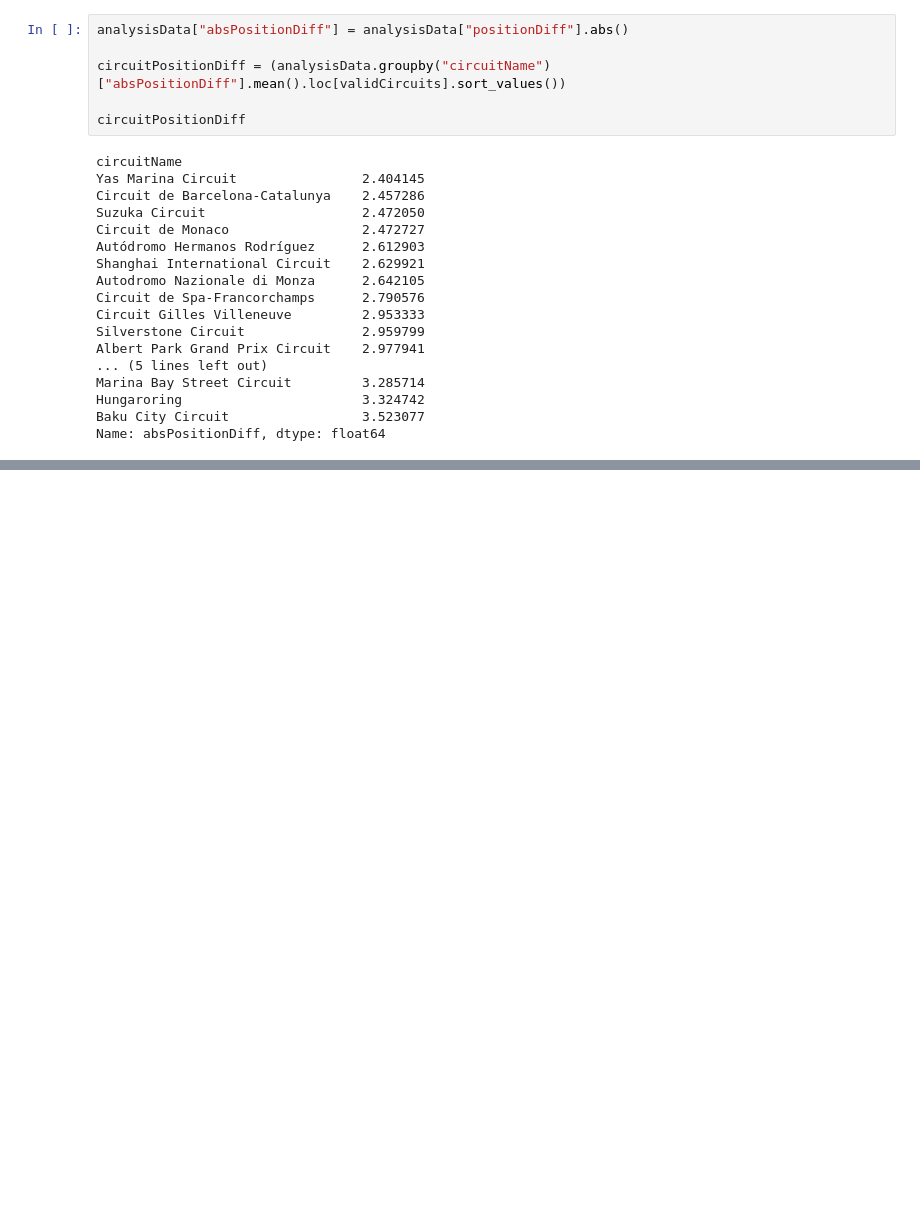
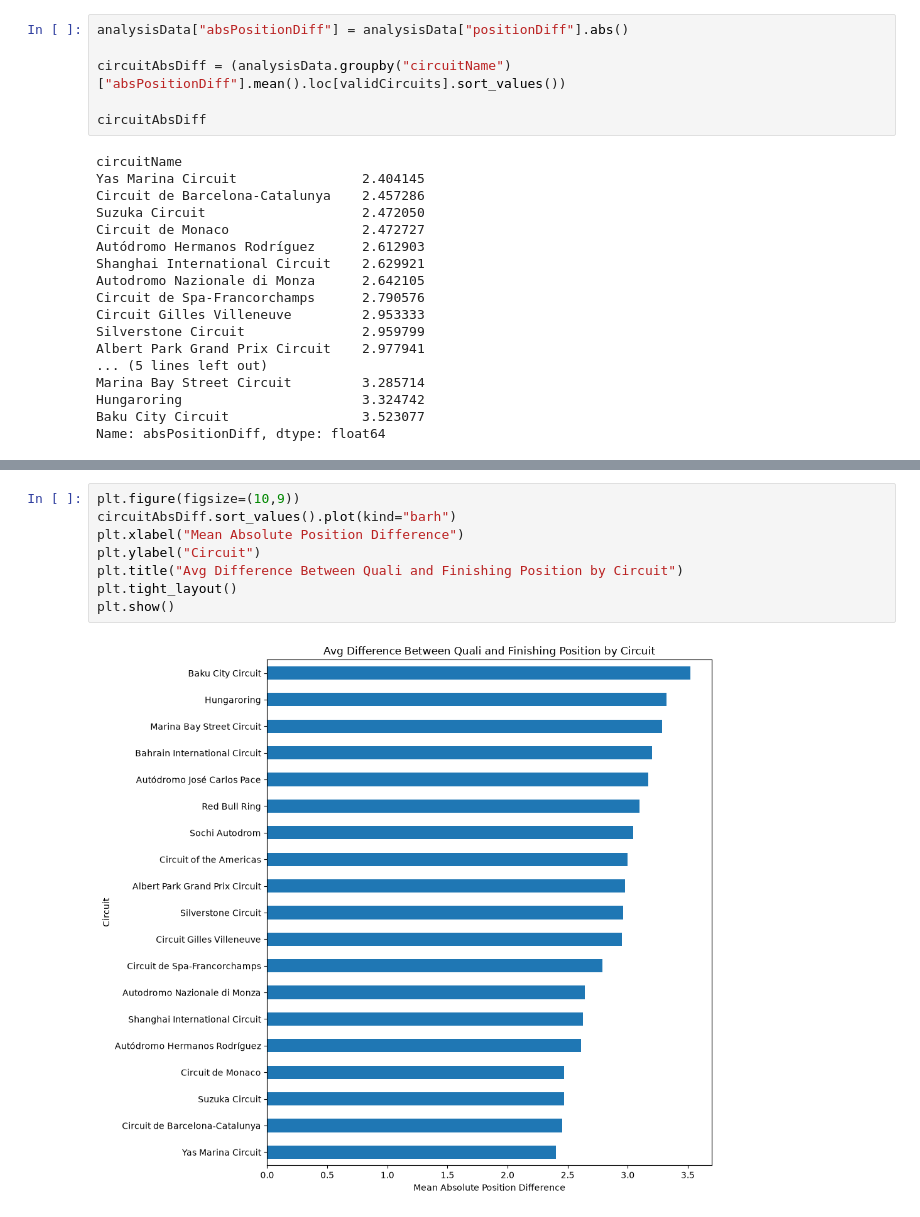
Before and after one commit to HannaHGM/M6006_ds2026_24000132614, a Jupyter notebook: project/code/03_exploratory_analysis.ipynb, the cells around one changed output, grey strips where cells are left out. Cells and saved outputs as stored; diff of their text form; blank space fills up the shorter version.

Commit message:
add bar chart

```diff
--- a/project/code/03_exploratory_analysis.ipynb
+++ b/project/code/03_exploratory_analysis.ipynb
@@ -177,9 +177,9 @@ plt.show()
 # %%
 analysisData["absPositionDiff"] = analysisData["positionDiff"].abs()
 
-circuitPositionDiff = (analysisData.groupby("circuitName")["absPositionDiff"].mean().loc[validCircuits].sort_values())
+circuitAbsDiff = (analysisData.groupby("circuitName")["absPositionDiff"].mean().loc[validCircuits].sort_values())
 
-circuitPositionDiff
+circuitAbsDiff
 # %% [output]
 circuitName
 Yas Marina Circuit                2.404145
@@ -200,0 +223,10 @@ Name: absPositionDiff, dtype: float64
+# %%
+plt.figure(figsize=(10,9))
+circuitAbsDiff.sort_values().plot(kind="barh")
+plt.xlabel("Mean Absolute Position Difference")
+plt.ylabel("Circuit")
+plt.title("Avg Difference Between Quali and Finishing Position by Circuit")
+plt.tight_layout()
+plt.show()
+# %% [output]
+[figure, added]
```
Also changed, not shown: parts of 2 cells of this notebook.
